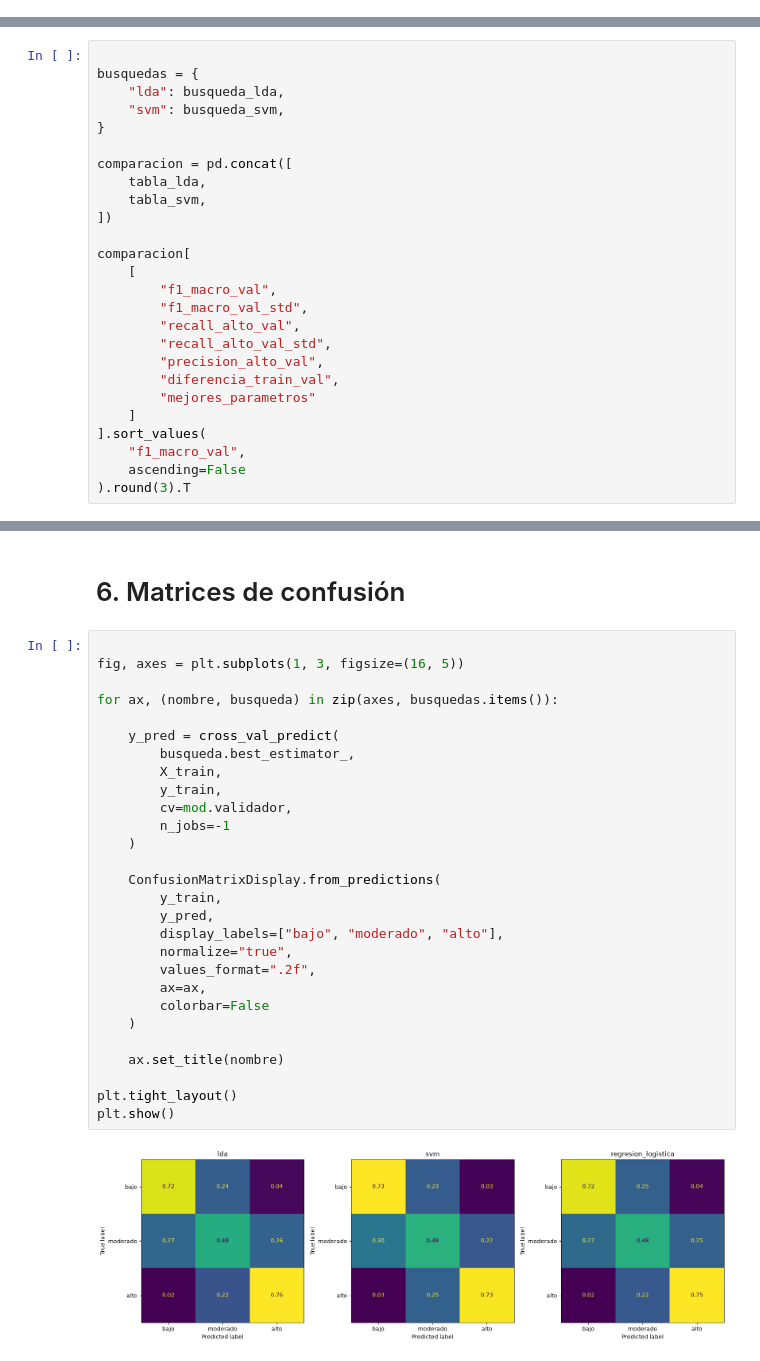
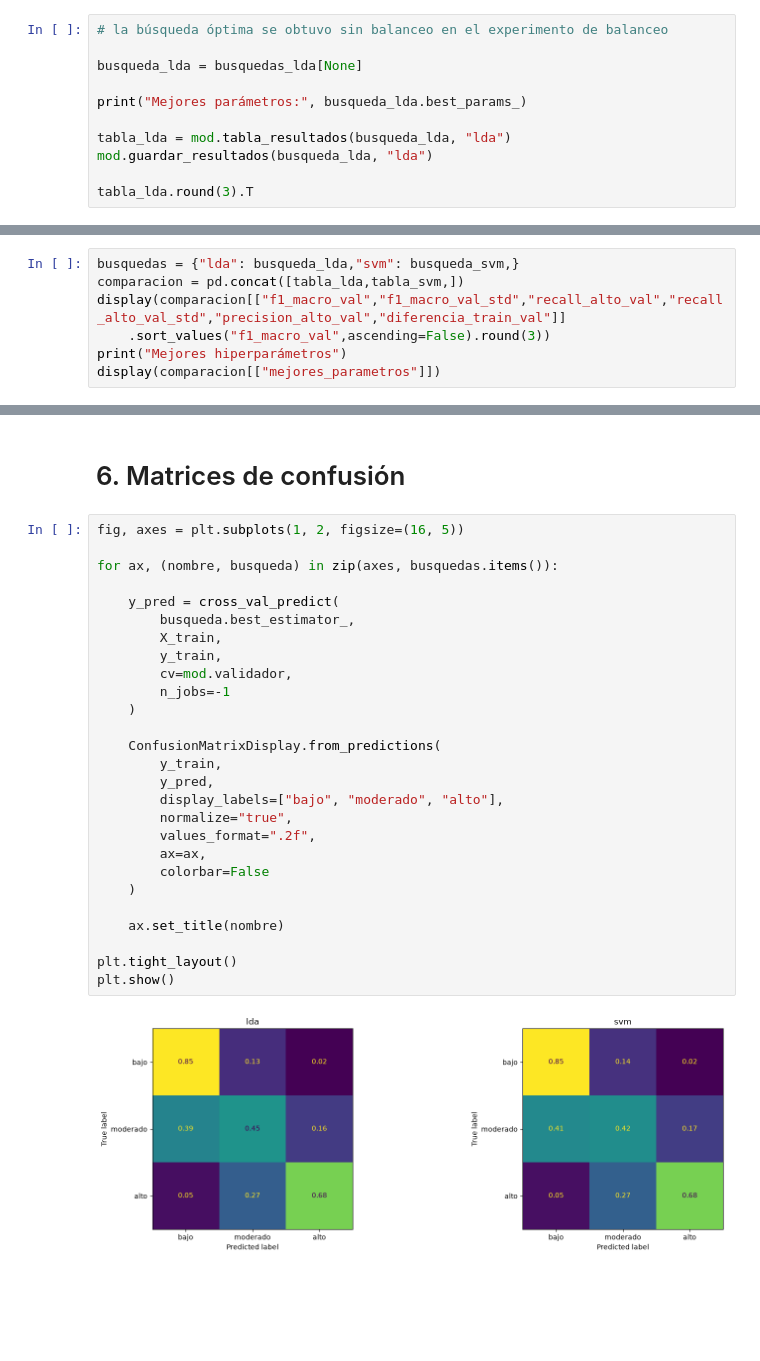
Before and after one commit to enzocastrozn/machine_learning, a Jupyter notebook: src/modelos_enzo.ipynb, the cells around one changed output, grey strips where cells are left out. Drawn from its saved outputs; the diff is of its cells as text; blank space fills up the shorter version.

```diff
--- a/src/modelos_enzo.ipynb
+++ b/src/modelos_enzo.ipynb
@@ -153,0 +298,11 @@ curva_validacion(
+# %%
+# la búsqueda óptima se obtuvo sin balanceo en el experimento de balanceo
+
+busqueda_lda = busquedas_lda[None]
+
+print("Mejores parámetros:", busqueda_lda.best_params_)
+
+tabla_lda = mod.tabla_resultados(busqueda_lda, "lda")
+mod.guardar_resultados(busqueda_lda, "lda")
+
+tabla_lda.round(3).T
@@ -156,27 +339,8 @@ curva_validacion(
 # %%
-
-busquedas = {
-    "lda": busqueda_lda,
-    "svm": busqueda_svm,
-}
-
-comparacion = pd.concat([
-    tabla_lda,
-    tabla_svm,
-])
-
-comparacion[
-    [
-        "f1_macro_val",
-        "f1_macro_val_std",
-        "recall_alto_val",
-        "recall_alto_val_std",
-        "precision_alto_val",
-        "diferencia_train_val",
-        "mejores_parametros"
-    ]
-].sort_values(
-    "f1_macro_val",
-    ascending=False
-).round(3).T
+busquedas = {"lda": busqueda_lda,"svm": busqueda_svm,}
+comparacion = pd.concat([tabla_lda,tabla_svm,])
+display(comparacion[["f1_macro_val","f1_macro_val_std","recall_alto_val","recall_alto_val_std","precision_alto_val","diferencia_train_val"]]
+    .sort_values("f1_macro_val",ascending=False).round(3))
+print("Mejores hiperparámetros")
+display(comparacion[["mejores_parametros"]])
 # %% [output]
@@ -191,32 +389,31 @@ comparacion[
 # %% [markdown]
 # 6. Matrices de confusión
 # %%
-
-fig, axes = plt.subplots(1, 3, figsize=(16, 5))
+fig, axes = plt.subplots(1, 2, figsize=(16, 5))
 
 for ax, (nombre, busqueda) in zip(axes, busquedas.items()):
 
     y_pred = cross_val_predict(
         busqueda.best_estimator_,
         X_train,
         y_train,
         cv=mod.validador,
         n_jobs=-1
     )
 
     ConfusionMatrixDisplay.from_predictions(
         y_train,
         y_pred,
         display_labels=["bajo", "moderado", "alto"],
         normalize="true",
         values_format=".2f",
         ax=ax,
         colorbar=False
     )
 
     ax.set_title(nombre)
 
 plt.tight_layout()
 plt.show()
 # %% [output]
-[figure, old version]
+[figure, new version]
```
Also changed, not shown: parts of 21 cells of this notebook.
